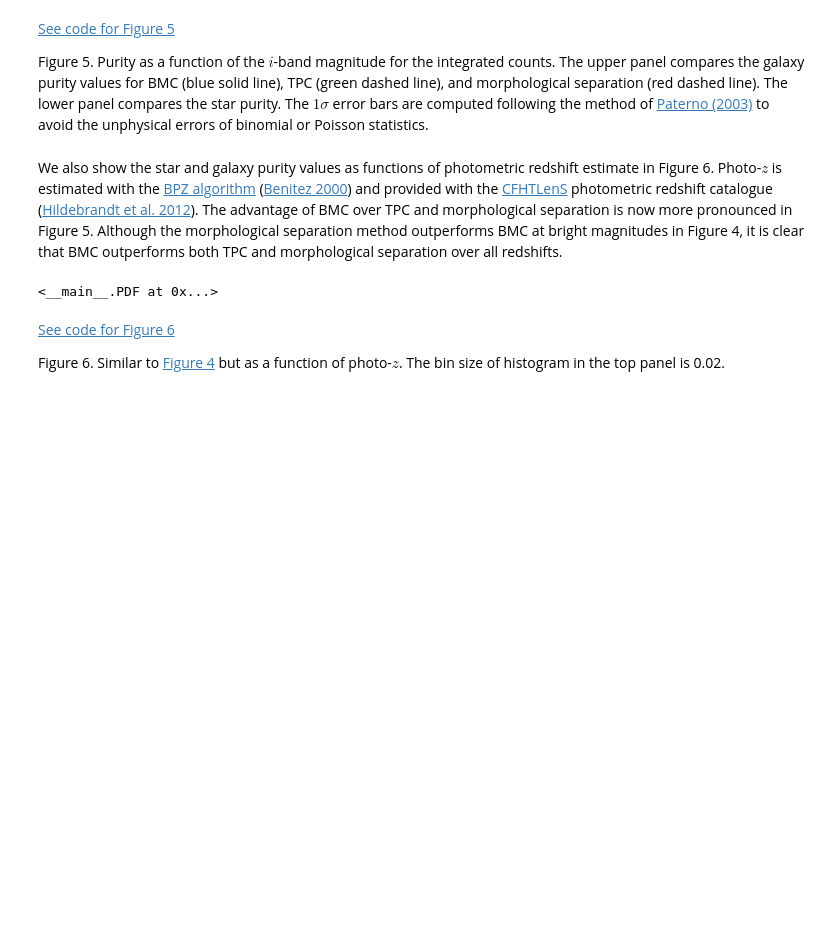
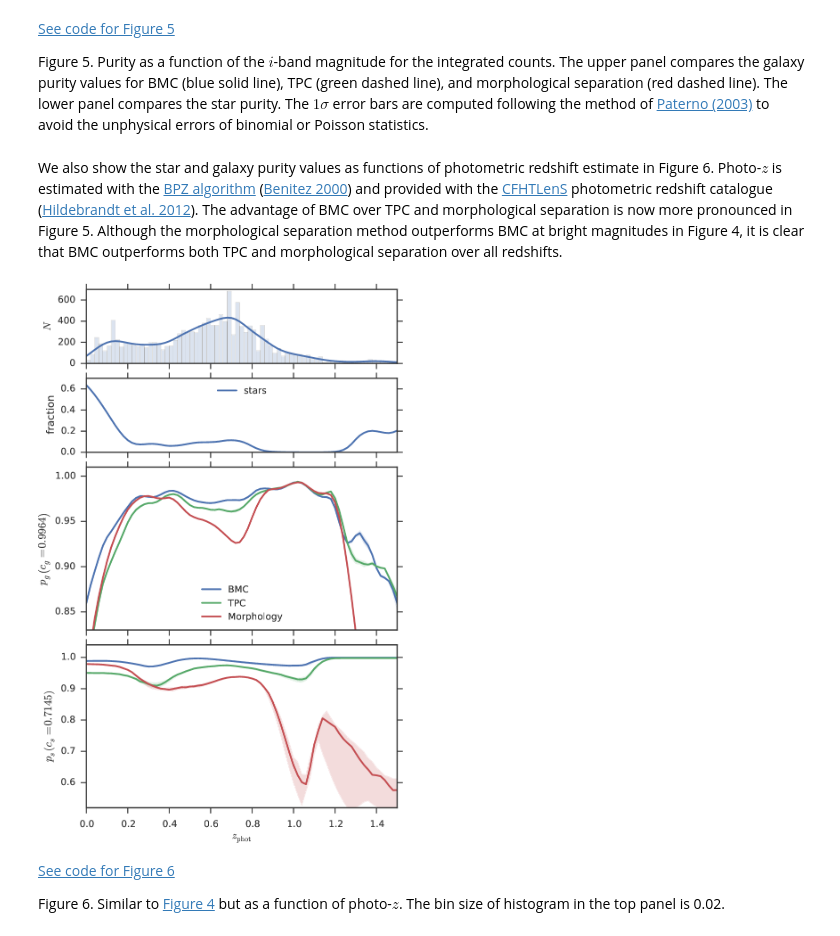
Before and after one commit to edwardjkim/astroclass, a Jupyter notebook: bmc.ipynb, the cells around one changed output. Saved outputs shown, nothing was run; the diff lists cells and outputs as text; code cells hidden in the pictures; blank space fills up the shorter version.

```diff
--- a/bmc.ipynb
+++ b/bmc.ipynb
@@ -1131,10 +1122,10 @@ Although the morphological separation method outperforms BMC
 at bright magnitudes in Figure 4,
 it is clear that BMC outperforms
 both TPC and morphological separation over all redshifts.
-# %%
-PDF('paper/figures/purity_z.pdf', size=(600, 900))
-# %% [output]
-<__main__.PDF at 0x...>
+# %%
+Image('paper/figures/purity_z.png', width=400)
+# %% [output]
+[figure, added]
 # %% [markdown]
 [See code for Figure 6](paper/notebooks/figure06/purity_z.ipynb)
 
```
Also changed, not shown: parts of 36 cells of this notebook, 19 other files.
